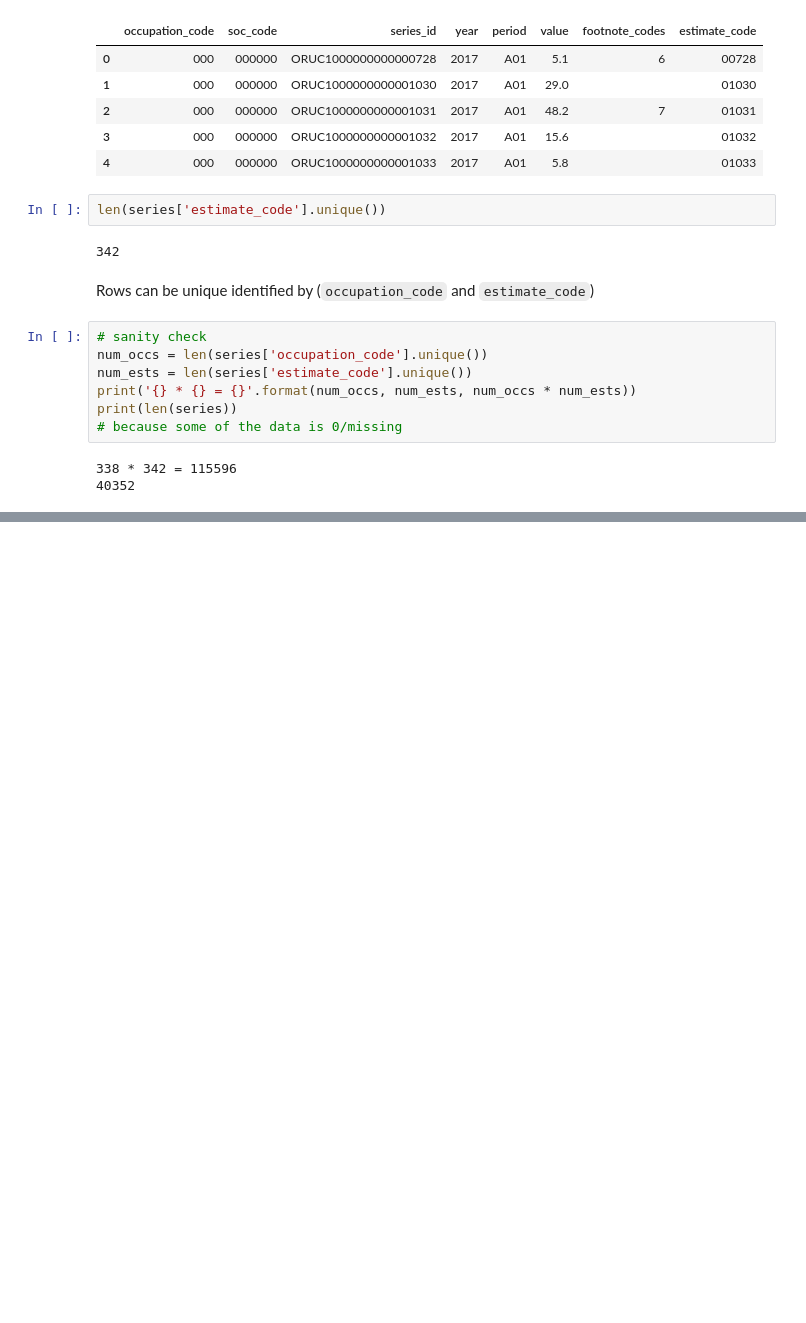
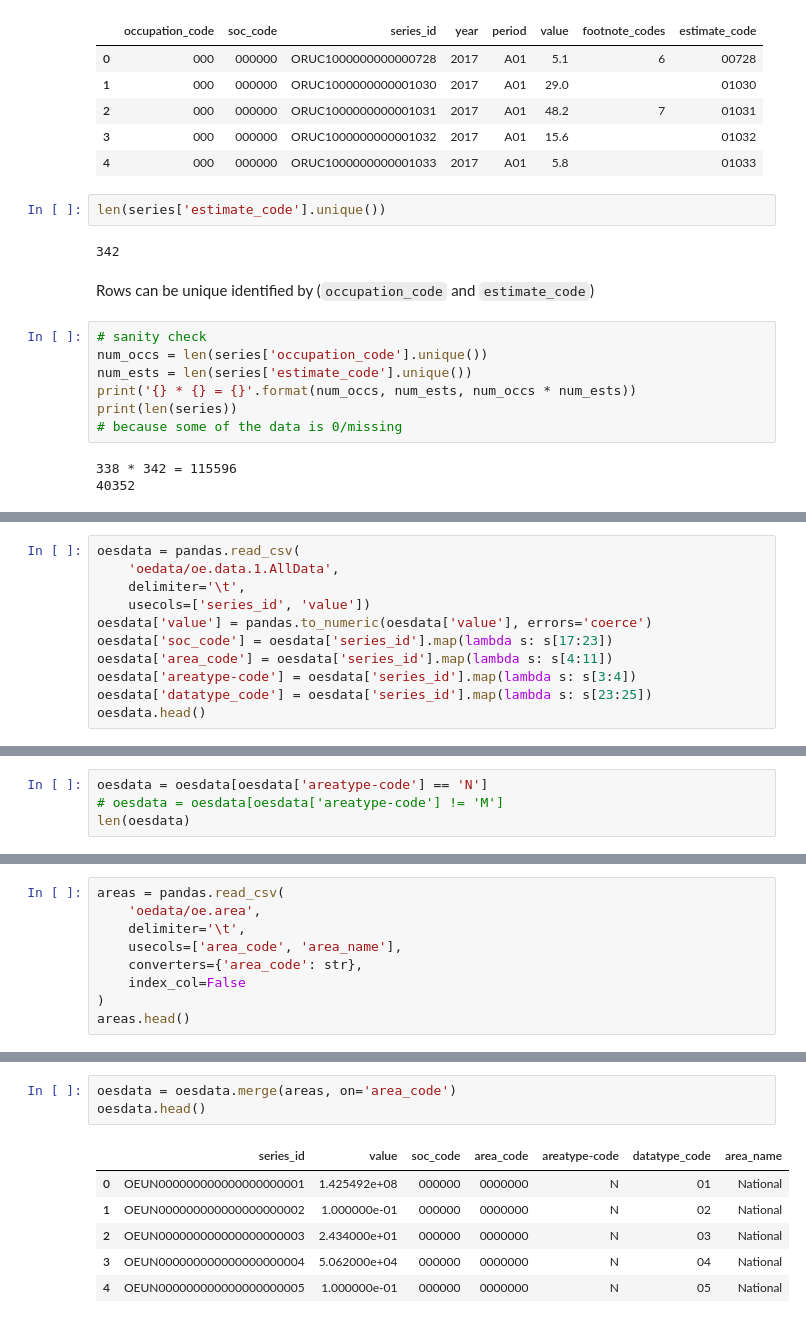
Before and after one commit to bunsenmcdubbs/bls-career-quiz, a Jupyter notebook: data_preproc.ipynb, the cells around one changed output, grey strips where cells are left out. Saved outputs shown, nothing was run; the diff lists cells and outputs as text; blank space fills up the shorter version.

```diff
--- a/data_preproc.ipynb
+++ b/data_preproc.ipynb
@@ -132,0 +159,11 @@ data.to_csv('ordata-processed.csv')
+# %%
+oesdata = pandas.read_csv(
+    'oedata/oe.data.1.AllData',
+    delimiter='\t',
+    usecols=['series_id', 'value'])
+oesdata['value'] = pandas.to_numeric(oesdata['value'], errors='coerce')
+oesdata['soc_code'] = oesdata['series_id'].map(lambda s: s[17:23])
+oesdata['area_code'] = oesdata['series_id'].map(lambda s: s[4:11])
+oesdata['areatype-code'] = oesdata['series_id'].map(lambda s: s[3:4])
+oesdata['datatype_code'] = oesdata['series_id'].map(lambda s: s[23:25])
+oesdata.head()
@@ -132,0 +183,4 @@ data.to_csv('ordata-processed.csv')
+# %%
+oesdata = oesdata[oesdata['areatype-code'] == 'N']
+# oesdata = oesdata[oesdata['areatype-code'] != 'M']
+len(oesdata)
@@ -132,0 +191,9 @@ data.to_csv('ordata-processed.csv')
+# %%
+areas = pandas.read_csv(
+    'oedata/oe.area',
+    delimiter='\t',
+    usecols=['area_code', 'area_name'],
+    converters={'area_code': str},
+    index_col=False
+)
+areas.head()
@@ -132,0 +207,10 @@ data.to_csv('ordata-processed.csv')
+# %%
+oesdata = oesdata.merge(areas, on='area_code')
+oesdata.head()
+# %% [output]
+|  | series_id | value | soc_code | area_code | areatype-code | datatype_code | area_name |
+| 0 | OEUN000000000000000000001 | 1.425492e+08 | 000000 | 0000000 | N | 01 | National |
+| 1 | OEUN000000000000000000002 | 1.000000e-01 | 000000 | 0000000 | N | 02 | National |
+| 2 | OEUN000000000000000000003 | 2.434000e+01 | 000000 | 0000000 | N | 03 | National |
+| 3 | OEUN000000000000000000004 | 5.062000e+04 | 000000 | 0000000 | N | 04 | National |
+| 4 | OEUN000000000000000000005 | 1.000000e-01 | 000000 | 0000000 | N | 05 | National |
```
Also changed, not shown: parts of 23 cells of this notebook, 9 other files.
